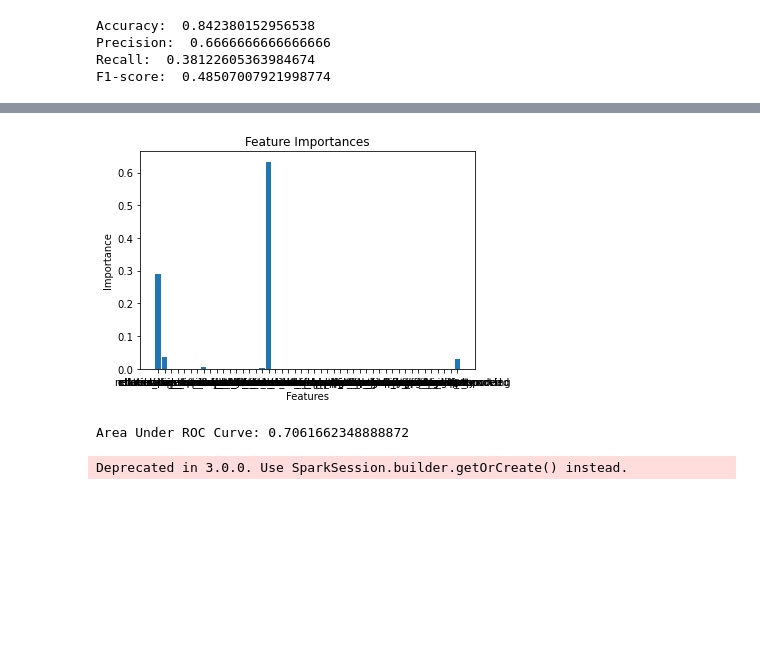
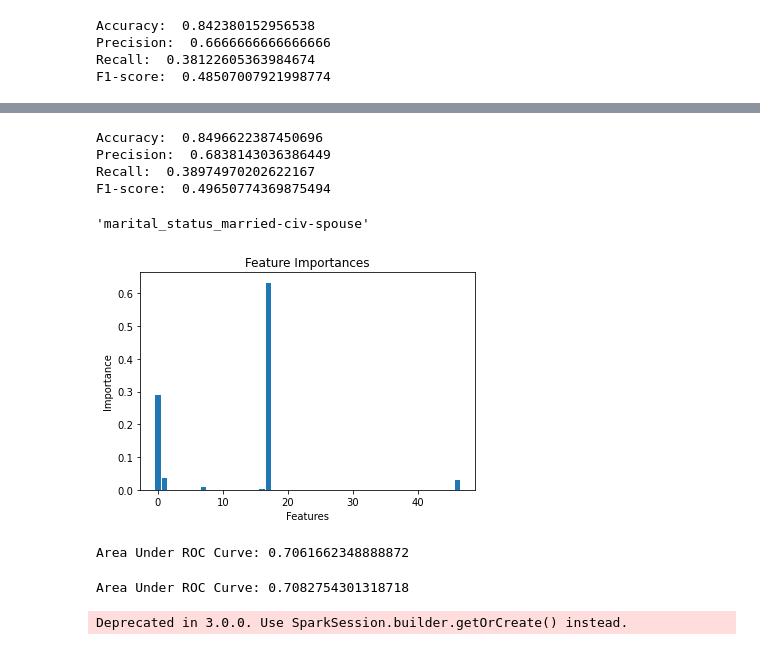
Before and after one commit to atharvawadekar/Adult-census-income-classification, a Jupyter notebook: phase2_model.ipynb, the cells around one changed output, grey strips where cells are left out. Drawn from its saved outputs; the diff is of its cells as text; code cells hidden in the pictures; blank space fills up the shorter version.

```diff
--- a/phase2_model.ipynb
+++ b/phase2_model.ipynb
@@ -1952,18 +1995,41 @@ F1-score:  0.48507007921998774
+# %%
+recall = (TP) / (TP+FN)
+precision = (TP) / (TP+FP)
+print('Accuracy: ',accuracy)
+print('Precision: ',precision)
+print('Recall: ',recall)
+print('F1-score: ', (2*precision*recall)/(precision+recall))
+# %% [output]
+Accuracy:  0.8496622387450696
+Precision:  0.6838143036386449
+Recall:  0.38974970202622167
+F1-score:  0.49650774369875494
+# %%
+updated_columns[17]
+# %% [output]
+'marital_status_married-civ-spouse'
 # %%
 feature_importances = tree_model.featureImportances.toArray()
-plt.bar(updated_columns, feature_importances)
+# plt.figure(figsize=(20,5))
+plt.bar(range(len(updated_columns)), feature_importances)
 plt.title("Feature Importances")
 plt.ylabel("Importance")
 plt.xlabel("Features")
 plt.show()
 # %% [output]
-[figure, old version]
+[figure, new version]
 # %%
 evaluator = BinaryClassificationEvaluator(rawPredictionCol="rawPrediction", metricName="areaUnderROC")
 auc = evaluator.evaluate(prediction)
 print("Area Under ROC Curve:", auc)
 # %% [output]
 Area Under ROC Curve: 0.7061662348888872
+# %%
+evaluator2 = BinaryClassificationEvaluator(rawPredictionCol="rawPrediction", metricName="areaUnderROC")
+auc2 = evaluator2.evaluate(prediction2)
+print("Area Under ROC Curve:", auc2)
+# %% [output]
+Area Under ROC Curve: 0.7082754301318718
 # %%
 from pyspark.mllib.evaluation import BinaryClassificationMetrics
 
```
Also changed, not shown: parts of 8 cells of this notebook.
